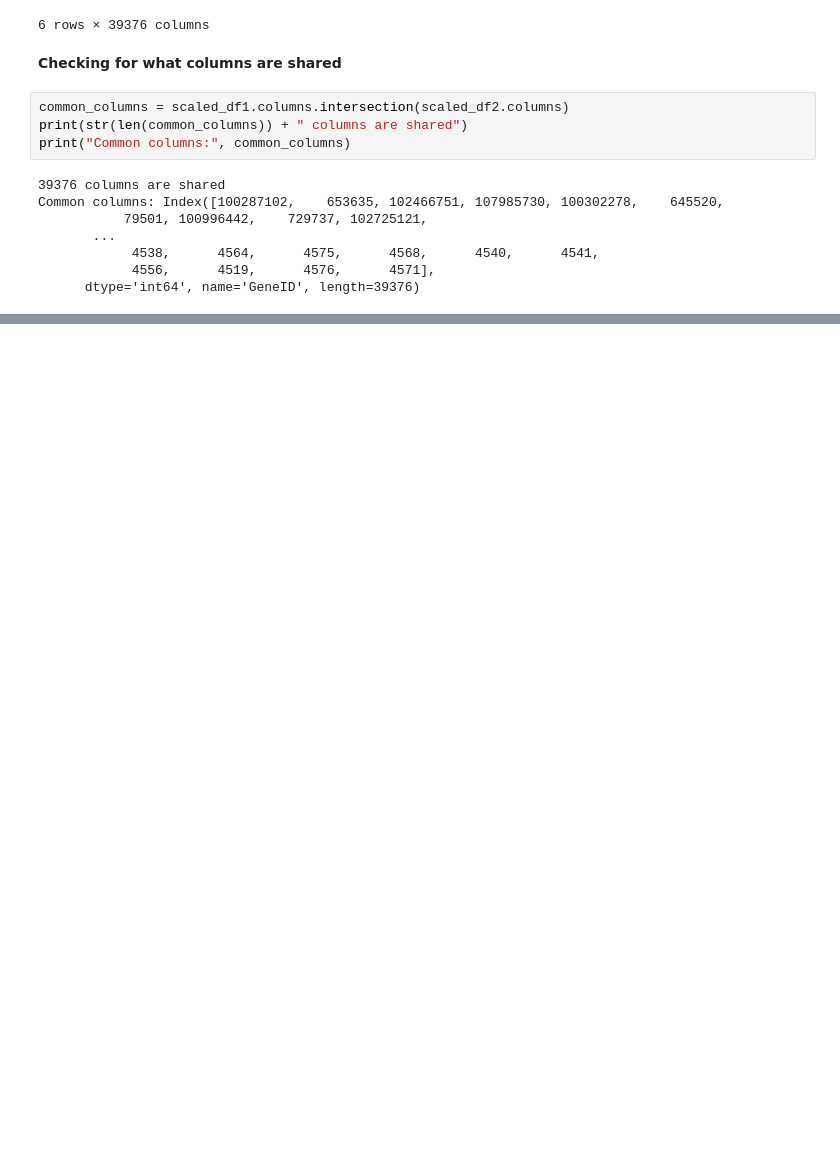
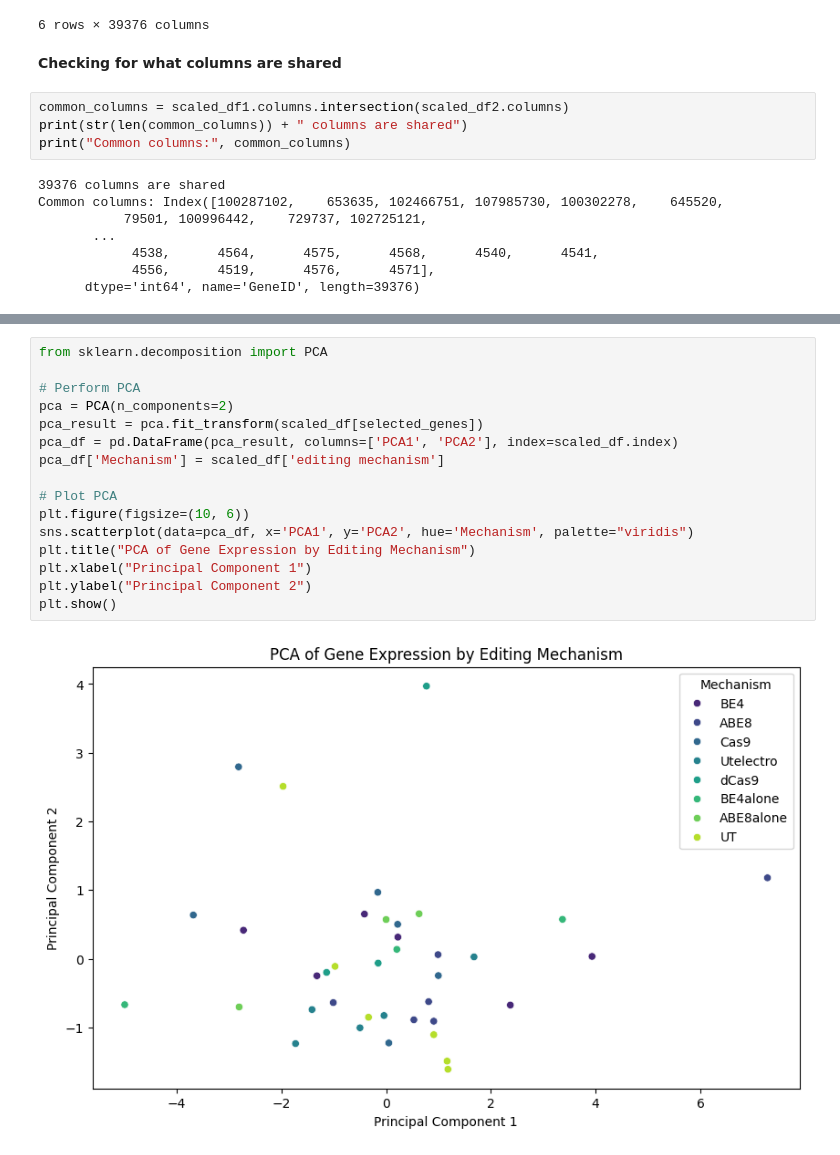
Before and after one commit to zoraizmohammad/LifeEdit, a Jupyter notebook: LifeEdit_EDA_MZ.ipynb, the cells around one changed output, grey strips where cells are left out. Cells and saved outputs as stored; diff of their text form; blank space fills up the shorter version.

```diff
--- a/LifeEdit_EDA_MZ.ipynb
+++ b/LifeEdit_EDA_MZ.ipynb
@@ -317,0 +423,18 @@ print("p-Value:", anova_results.pvalue)
+# %%
+from sklearn.decomposition import PCA
+
+# Perform PCA
+pca = PCA(n_components=2)
+pca_result = pca.fit_transform(scaled_df[selected_genes])
+pca_df = pd.DataFrame(pca_result, columns=['PCA1', 'PCA2'], index=scaled_df.index)
+pca_df['Mechanism'] = scaled_df['editing mechanism']
+
+# Plot PCA
+plt.figure(figsize=(10, 6))
+sns.scatterplot(data=pca_df, x='PCA1', y='PCA2', hue='Mechanism', palette="viridis")
+plt.title("PCA of Gene Expression by Editing Mechanism")
+plt.xlabel("Principal Component 1")
+plt.ylabel("Principal Component 2")
+plt.show()
+# %% [output]
+[figure, added]
```
Also changed, not shown: parts of 14 cells of this notebook.
